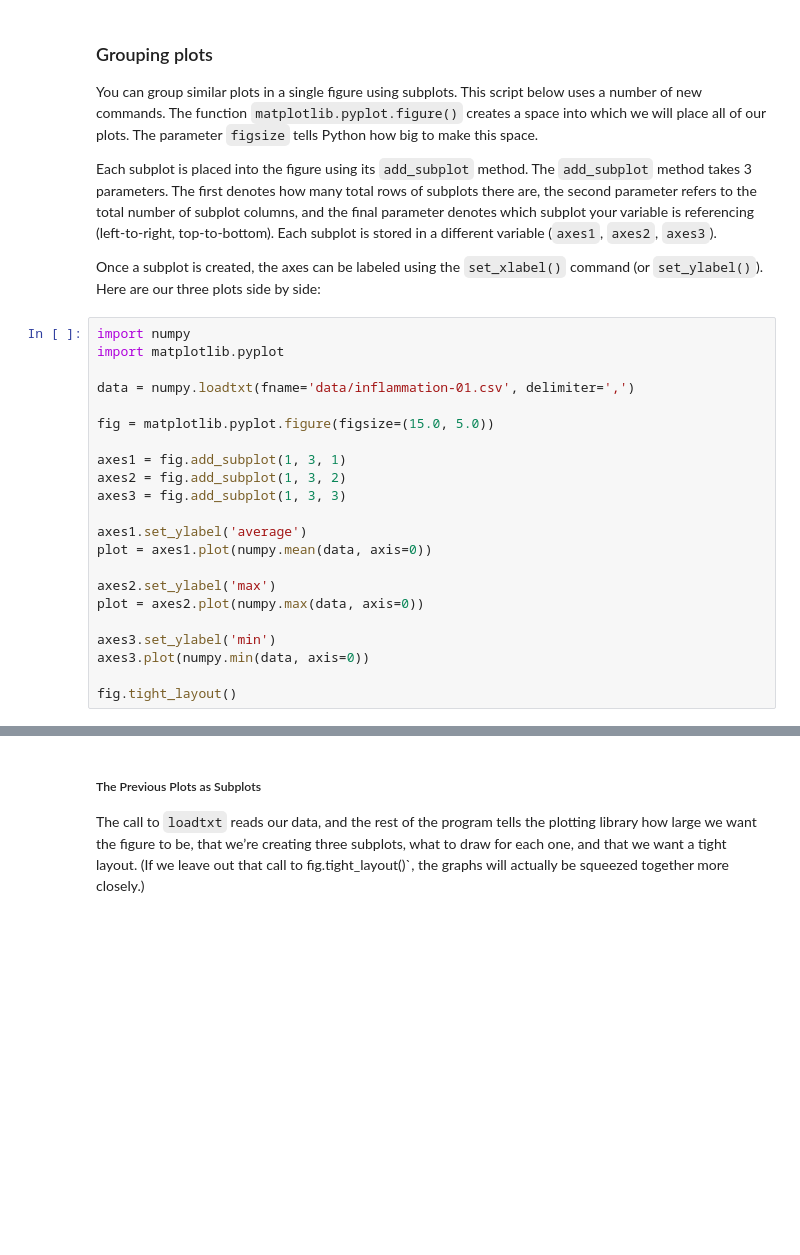
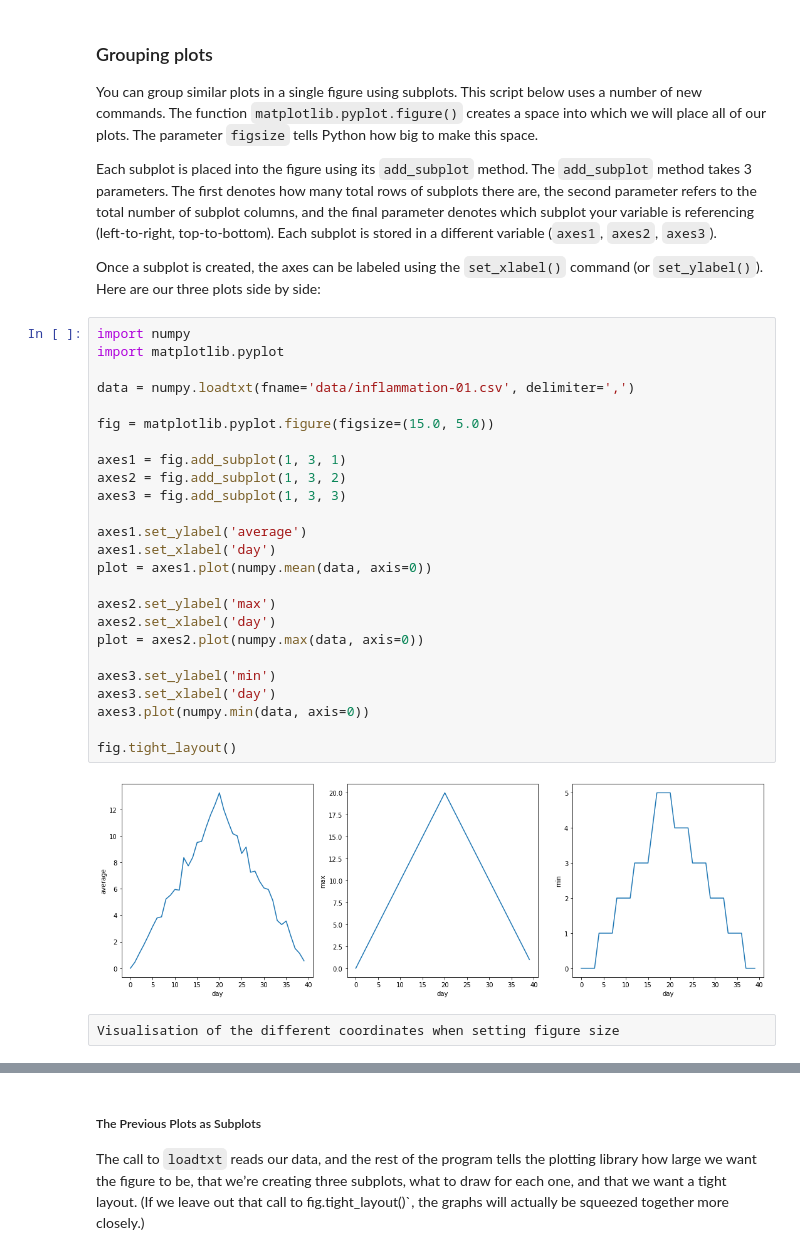
Before and after one commit to S1xEyes/2019-07-24-intro-to-python-workshop, a Jupyter notebook: lessons/python/ep1-introduction.ipynb, the cells around one changed output, grey strips where cells are left out. Cells and saved outputs as stored; diff of their text form; blank space fills up the shorter version.

```diff
--- a/lessons/python/ep1-introduction.ipynb
+++ b/lessons/python/ep1-introduction.ipynb
@@ -572,22 +757,29 @@ Once a subplot is created, the axes can be labeled using the `set_xlabel()` comm
 # %%
 import numpy
 import matplotlib.pyplot
 
 data = numpy.loadtxt(fname='data/inflammation-01.csv', delimiter=',')
 
 fig = matplotlib.pyplot.figure(figsize=(15.0, 5.0))
 
 axes1 = fig.add_subplot(1, 3, 1)
 axes2 = fig.add_subplot(1, 3, 2)
 axes3 = fig.add_subplot(1, 3, 3)
 
 axes1.set_ylabel('average')
+axes1.set_xlabel('day')
 plot = axes1.plot(numpy.mean(data, axis=0))
 
 axes2.set_ylabel('max')
+axes2.set_xlabel('day')
 plot = axes2.plot(numpy.max(data, axis=0))
 
 axes3.set_ylabel('min')
+axes3.set_xlabel('day')
 axes3.plot(numpy.min(data, axis=0))
 
 fig.tight_layout()
+# %% [output]
+[figure, added]
+# %% [raw]
+Visualisation of the different coordinates when setting figure size
```
Also changed, not shown: parts of 42 cells of this notebook.
